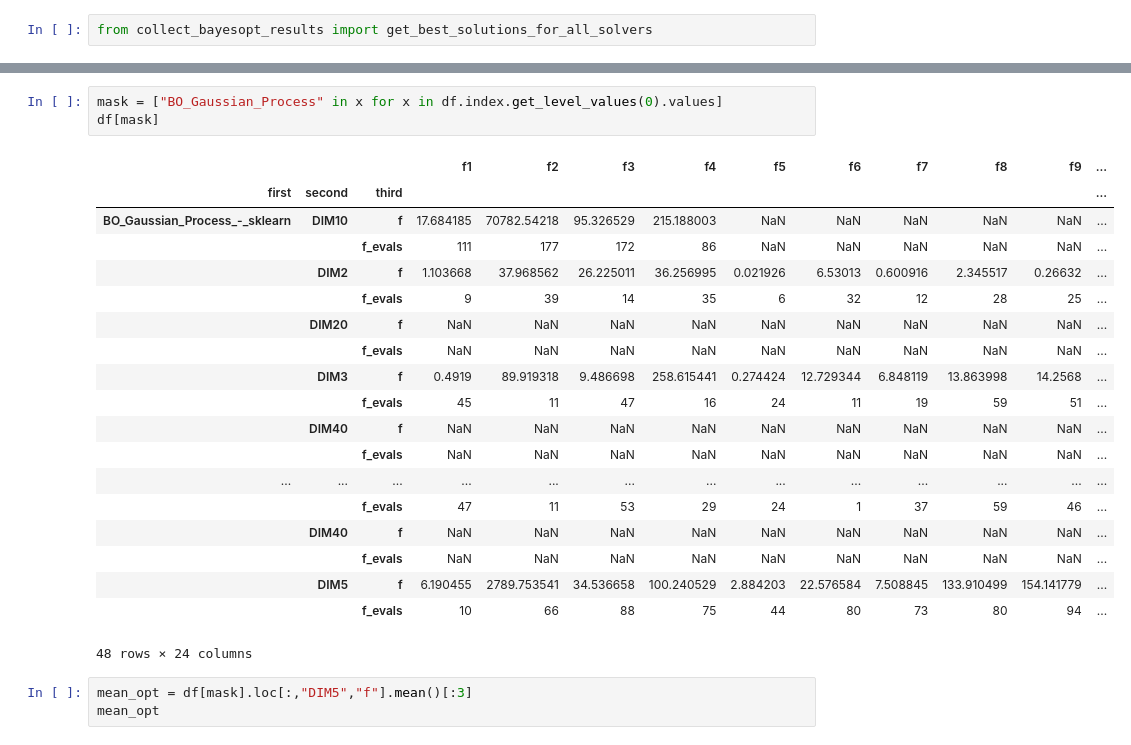
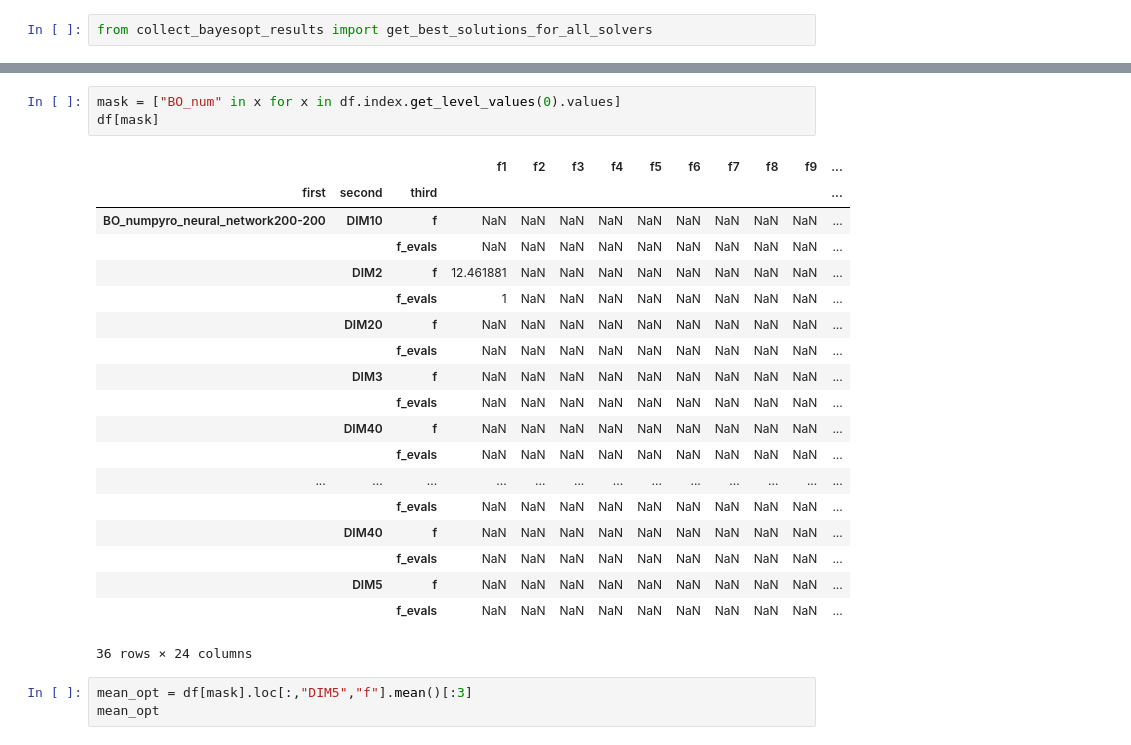
Before and after one commit to SimonKruse0/master-thesis, a Jupyter notebook: bayes_opt_experiments/COCO_experiment_analysis/analysis_bayesopt_results.ipynb, the cells around one changed output, grey strips where cells are left out. Saved outputs shown, nothing was run; the diff lists cells and outputs as text.

```diff
--- a/bayes_opt_experiments/COCO_experiment_analysis/analysis_bayesopt_results.ipynb
+++ b/bayes_opt_experiments/COCO_experiment_analysis/analysis_bayesopt_results.ipynb
@@ -19,28 +19,28 @@ df
 |  |  | f_evals | NaN | NaN | NaN | NaN | NaN | NaN | NaN | NaN | NaN | ... |
 156 rows × 24 columns
 # %%
-mask = ["BO_Gaussian_Process" in x for x in df.index.get_level_values(0).values]
+mask = ["BO_num" in x for x in df.index.get_level_values(0).values]
 df[mask]
 # %% [output]
 |  |  |  | f1 | f2 | f3 | f4 | f5 | f6 | f7 | f8 | f9 | ... |
 | first | second | third |  |  |  |  |  |  |  |  |  | ... |
-| BO_Gaussian_Process_-_sklearn | DIM10 | f | 17.684185 | 70782.54218 | 95.326529 | 215.188003 | NaN | NaN | NaN | NaN | NaN | ... |
-|  |  | f_evals | 111 | 177 | 172 | 86 | NaN | NaN | NaN | NaN | NaN | ... |
-|  | DIM2 | f | 1.103668 | 37.968562 | 26.225011 | 36.256995 | 0.021926 | 6.53013 | 0.600916 | 2.345517 | 0.26632 | ... |
-|  |  | f_evals | 9 | 39 | 14 | 35 | 6 | 32 | 12 | 28 | 25 | ... |
+| BO_numpyro_neural_network200-200 | DIM10 | f | NaN | NaN | NaN | NaN | NaN | NaN | NaN | NaN | NaN | ... |
+|  |  | f_evals | NaN | NaN | NaN | NaN | NaN | NaN | NaN | NaN | NaN | ... |
+|  | DIM2 | f | 12.461881 | NaN | NaN | NaN | NaN | NaN | NaN | NaN | NaN | ... |
+|  |  | f_evals | 1 | NaN | NaN | NaN | NaN | NaN | NaN | NaN | NaN | ... |
 |  | DIM20 | f | NaN | NaN | NaN | NaN | NaN | NaN | NaN | NaN | NaN | ... |
 |  |  | f_evals | NaN | NaN | NaN | NaN | NaN | NaN | NaN | NaN | NaN | ... |
-|  | DIM3 | f | 0.4919 | 89.919318 | 9.486698 | 258.615441 | 0.274424 | 12.729344 | 6.848119 | 13.863998 | 14.2568 | ... |
-|  |  | f_evals | 45 | 11 | 47 | 16 | 24 | 11 | 19 | 59 | 51 | ... |
+|  | DIM3 | f | NaN | NaN | NaN | NaN | NaN | NaN | NaN | NaN | NaN | ... |
+|  |  | f_evals | NaN | NaN | NaN | NaN | NaN | NaN | NaN | NaN | NaN | ... |
 |  | DIM40 | f | NaN | NaN | NaN | NaN | NaN | NaN | NaN | NaN | NaN | ... |
 |  |  | f_evals | NaN | NaN | NaN | NaN | NaN | NaN | NaN | NaN | NaN | ... |
 | ... | ... | ... | ... | ... | ... | ... | ... | ... | ... | ... | ... | ... |
-|  |  | f_evals | 47 | 11 | 53 | 29 | 24 | 1 | 37 | 59 | 46 | ... |
+|  |  | f_evals | NaN | NaN | NaN | NaN | NaN | NaN | NaN | NaN | NaN | ... |
 |  | DIM40 | f | NaN | NaN | NaN | NaN | NaN | NaN | NaN | NaN | NaN | ... |
 |  |  | f_evals | NaN | NaN | NaN | NaN | NaN | NaN | NaN | NaN | NaN | ... |
-|  | DIM5 | f | 6.190455 | 2789.753541 | 34.536658 | 100.240529 | 2.884203 | 22.576584 | 7.508845 | 133.910499 | 154.141779 | ... |
-|  |  | f_evals | 10 | 66 | 88 | 75 | 44 | 80 | 73 | 80 | 94 | ... |
+|  | DIM5 | f | NaN | NaN | NaN | NaN | NaN | NaN | NaN | NaN | NaN | ... |
+|  |  | f_evals | NaN | NaN | NaN | NaN | NaN | NaN | NaN | NaN | NaN | ... |
-48 rows × 24 columns
+36 rows × 24 columns
 # %%
 mean_opt = df[mask].loc[:,"DIM5","f"].mean()[:3]
 mean_opt
```
Also changed, not shown: parts of 1 cell of this notebook, 4 other files.
